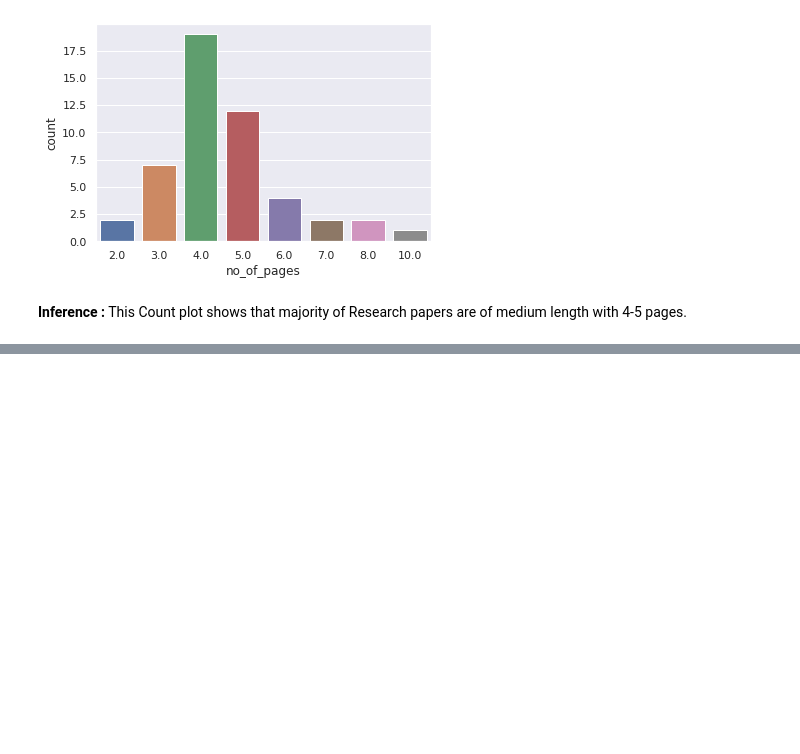
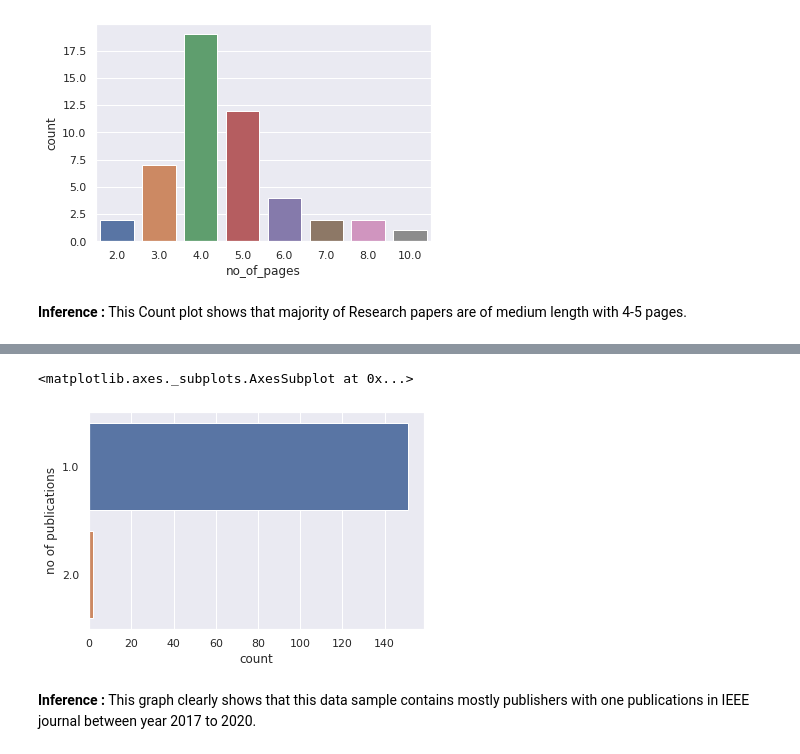
Before and after one commit to rohith1001/SSD24_SLR-Reporting_After_Data_Cleansing, a Jupyter notebook: IEEE_Visualizations.ipynb, the cells around one changed output, grey strips where cells are left out. Saved outputs shown, nothing was run; the diff lists cells and outputs as text; code cells hidden in the pictures; blank space fills up the shorter version.

Commit message:
Plotted graph to analyze no. of publications per authors

```diff
--- a/IEEE_Visualizations.ipynb
+++ b/IEEE_Visualizations.ipynb
@@ -111,0 +130,7 @@ ax = sns.countplot(x="no_of_pages", data=ieee)
+# %%
+auth = pd.read_csv('author.csv')
+keyword = pd.read_csv('keyword.csv')
+# %%
+auth.rename( columns={'Unnamed: 0':'authors'}, inplace=True )
+auth.rename( columns={'0':'no of publications'}, inplace=True )
+auth.head(5)
@@ -111,0 +144,8 @@ ax = sns.countplot(x="no_of_pages", data=ieee)
+# %%
+sns.set_theme(style="darkgrid")
+sns.countplot(y="no of publications", data=auth)
+# %% [output]
+<matplotlib.axes._subplots.AxesSubplot at 0x...>
+[figure, added]
+# %% [markdown]
+**Inference :** This graph clearly shows that this data sample contains mostly publishers with one publications in IEEE journal between year 2017 to 2020.
```
Also changed, not shown: parts of 4 cells of this notebook.
